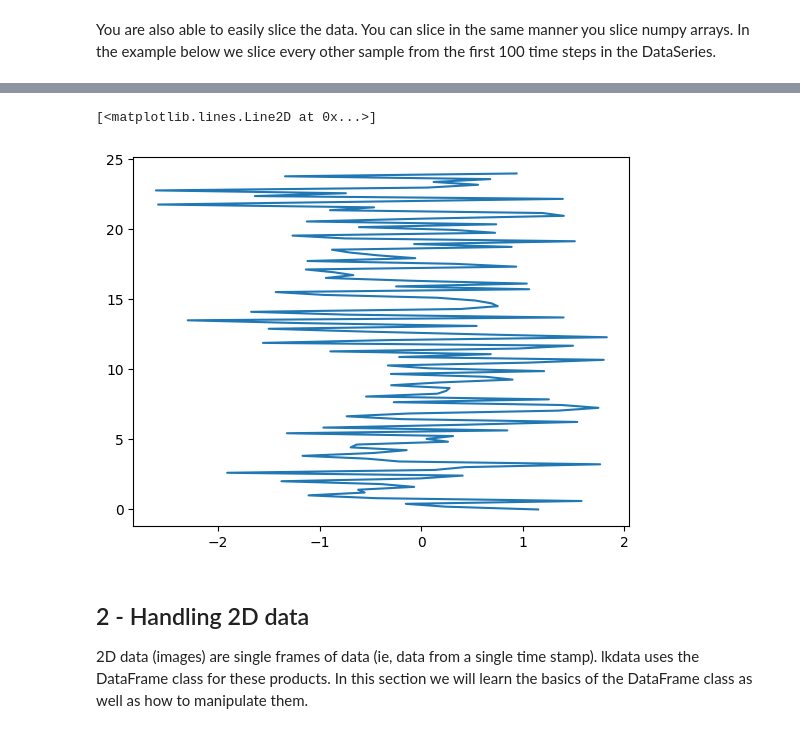
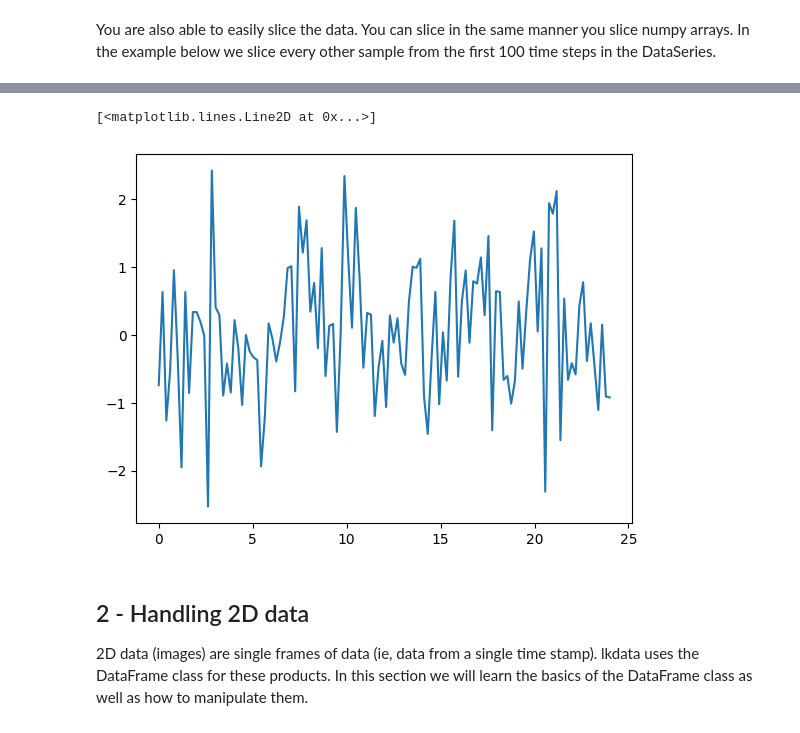
Before and after one commit to lightkurve/lkdata, a Jupyter notebook: docs/tutorials/DataCube_tutorial.ipynb, the cells around one changed output, grey strips where cells are left out. Saved outputs shown, nothing was run; the diff lists cells and outputs as text; code cells hidden in the pictures.

```diff
--- a/docs/tutorials/DataCube_tutorial.ipynb
+++ b/docs/tutorials/DataCube_tutorial.ipynb
@@ -228,10 +228,10 @@ time_index  time
 Length: 50, dtype: float64
 # %%
 # TODO: is there an easy way to access the time?
-plt.plot(series.data, series.time)
+plt.plot(series.time, series.data)
 # %% [output]
 [<matplotlib.lines.Line2D at 0x...>]
-[figure, old version]
+[figure, new version]
 # %% [markdown]
 ## 2 - Handling 2D data
 
```
Also changed, not shown: parts of 19 cells of this notebook.
